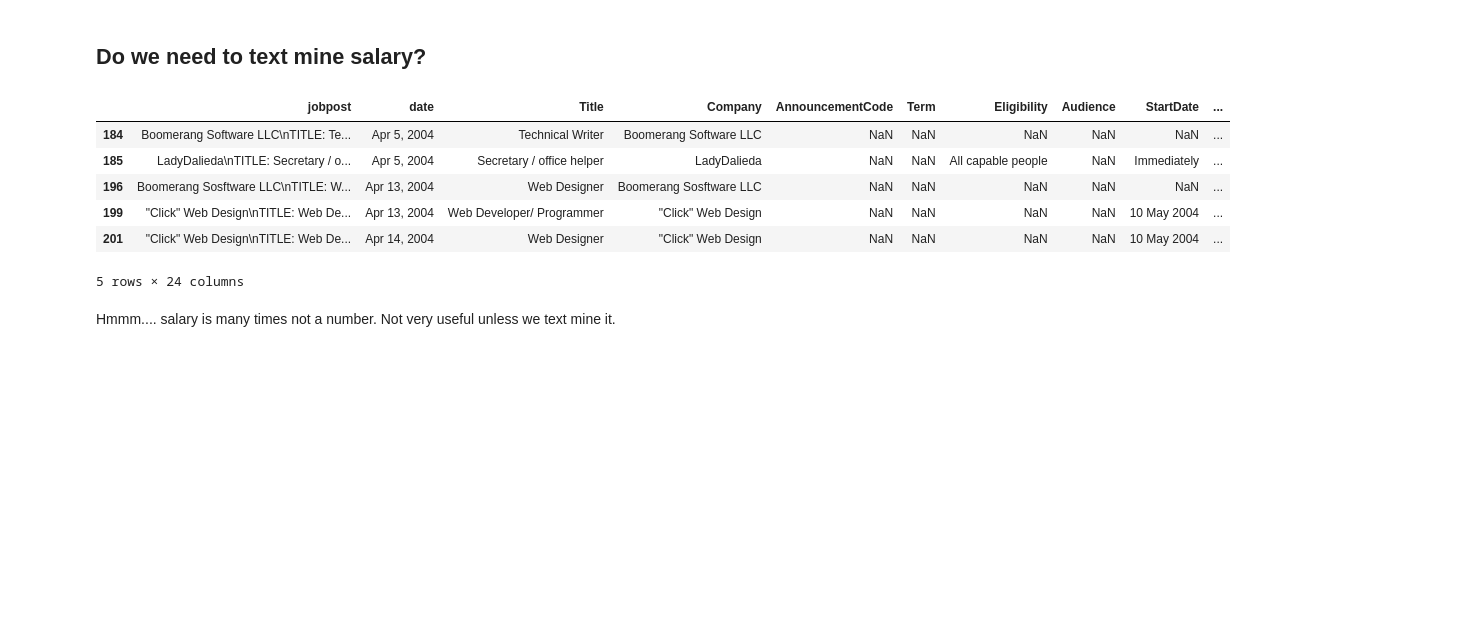
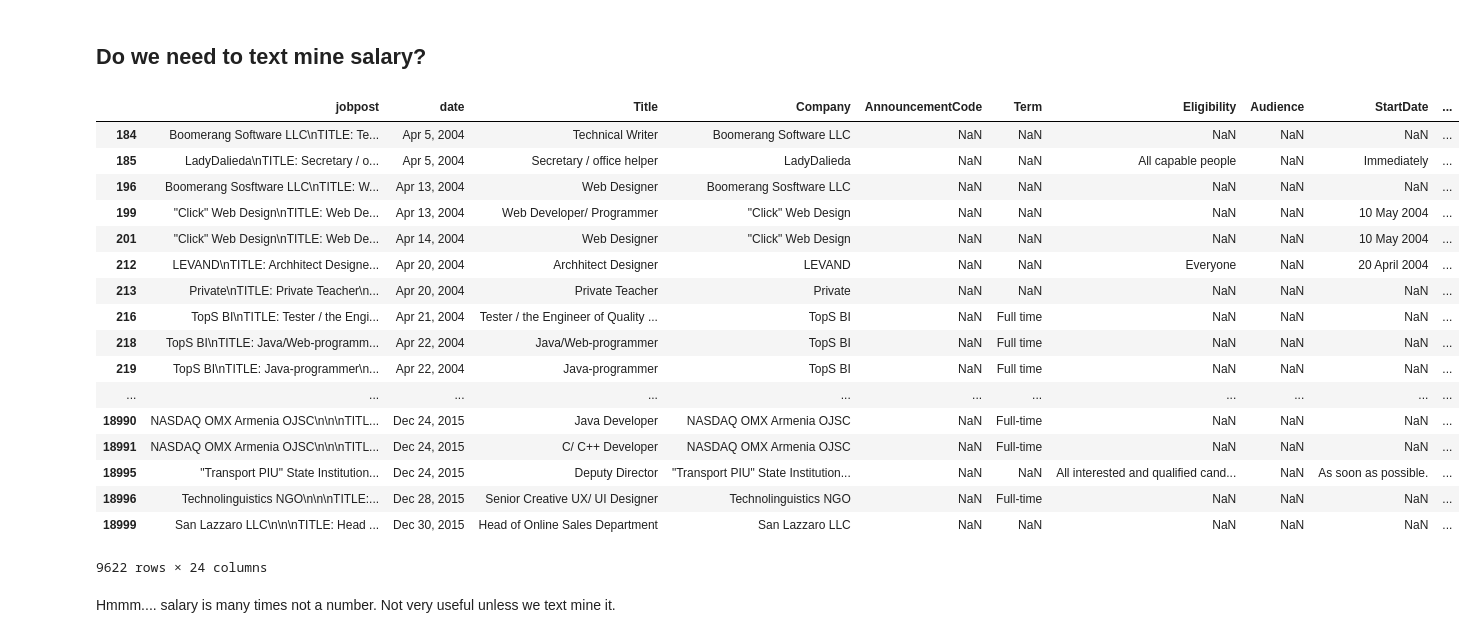
Before and after one commit to lppier/Armenian_Online_Job_Postings_Text_Mining, a Jupyter notebook: explore_no_textmining.ipynb, the cells around one changed output. Drawn from its saved outputs; the diff is of its cells as text; code cells hidden in the pictures; blank space fills up the shorter version.

```diff
--- a/explore_no_textmining.ipynb
+++ b/explore_no_textmining.ipynb
@@ -78,14 +77,25 @@ df.groupby(df["Company"]).count().sort_values(by='jobpost', ascending=False)
 # %%
 df_salary = df[df['Salary'].notnull()]
 # %%
-df_salary.head()
+df_salary
 # %% [output]
 |  | jobpost | date | Title | Company | AnnouncementCode | Term | Eligibility | Audience | StartDate | ... |
 | 184 | Boomerang Software LLC\nTITLE: Te... | Apr 5, 2004 | Technical Writer | Boomerang Software LLC | NaN | NaN | NaN | NaN | NaN | ... |
 | 185 | LadyDalieda\nTITLE: Secretary / o... | Apr 5, 2004 | Secretary / office helper | LadyDalieda | NaN | NaN | All capable people | NaN | Immediately | ... |
 | 196 | Boomerang Sosftware LLC\nTITLE: W... | Apr 13, 2004 | Web Designer | Boomerang Sosftware LLC | NaN | NaN | NaN | NaN | NaN | ... |
 | 199 | "Click" Web Design\nTITLE: Web De... | Apr 13, 2004 | Web Developer/ Programmer | "Click" Web Design | NaN | NaN | NaN | NaN | 10 May 2004 | ... |
 | 201 | "Click" Web Design\nTITLE: Web De... | Apr 14, 2004 | Web Designer | "Click" Web Design | NaN | NaN | NaN | NaN | 10 May 2004 | ... |
+| 212 | LEVAND\nTITLE: Archhitect Designe... | Apr 20, 2004 | Archhitect Designer | LEVAND | NaN | NaN | Everyone | NaN | 20 April 2004 | ... |
+| 213 | Private\nTITLE: Private Teacher\n... | Apr 20, 2004 | Private Teacher | Private | NaN | NaN | NaN | NaN | NaN | ... |
+| 216 | TopS BI\nTITLE: Tester / the Engi... | Apr 21, 2004 | Tester / the Engineer of Quality ... | TopS BI | NaN | Full time | NaN | NaN | NaN | ... |
+| 218 | TopS BI\nTITLE: Java/Web-programm... | Apr 22, 2004 | Java/Web-programmer | TopS BI | NaN | Full time | NaN | NaN | NaN | ... |
+| 219 | TopS BI\nTITLE: Java-programmer\n... | Apr 22, 2004 | Java-programmer | TopS BI | NaN | Full time | NaN | NaN | NaN | ... |
+| ... | ... | ... | ... | ... | ... | ... | ... | ... | ... | ... |
+| 18990 | NASDAQ OMX Armenia OJSC\n\n\nTITL... | Dec 24, 2015 | Java Developer | NASDAQ OMX Armenia OJSC | NaN | Full-time | NaN | NaN | NaN | ... |
+| 18991 | NASDAQ OMX Armenia OJSC\n\n\nTITL... | Dec 24, 2015 | C/ C++ Developer | NASDAQ OMX Armenia OJSC | NaN | Full-time | NaN | NaN | NaN | ... |
+| 18995 | "Transport PIU" State Institution... | Dec 24, 2015 | Deputy Director | "Transport PIU" State Institution... | NaN | NaN | All interested and qualified cand... | NaN | As soon as possible. | ... |
+| 18996 | Technolinguistics NGO\n\n\nTITLE:... | Dec 28, 2015 | Senior Creative UX/ UI Designer | Technolinguistics NGO | NaN | Full-time | NaN | NaN | NaN | ... |
+| 18999 | San Lazzaro LLC\n\n\nTITLE: Head ... | Dec 30, 2015 | Head of Online Sales Department | San Lazzaro LLC | NaN | NaN | NaN | NaN | NaN | ... |
-5 rows × 24 columns
+9622 rows × 24 columns
 # %% [markdown]
 Hmmm.... salary is many times not a number. Not very useful unless we text mine it.
```
Also changed, not shown: parts of 1 cell of this notebook.
